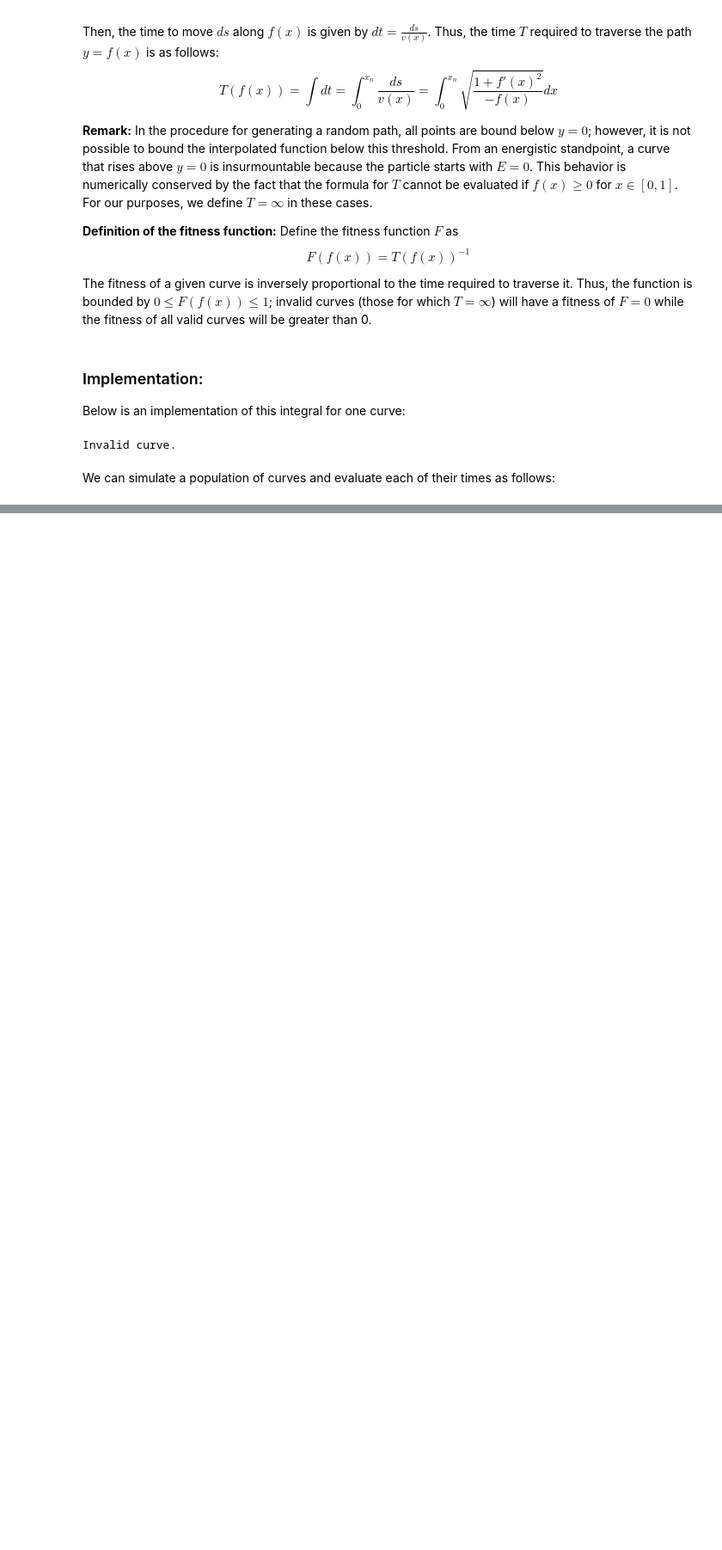
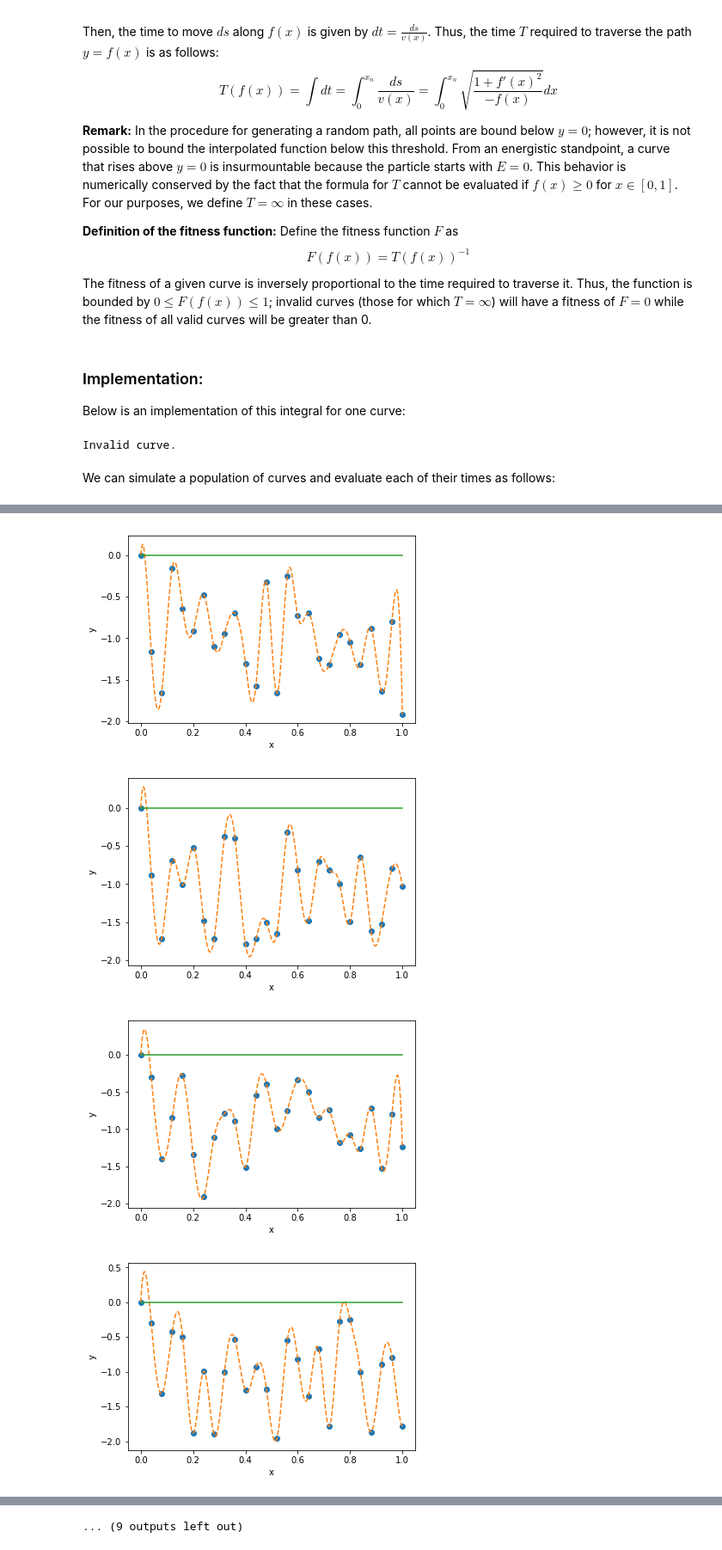
Before and after one commit to eigenvivek/Genetic-Brachistochrone, a Jupyter notebook: genetic-brachistochrone.ipynb, the cells around one changed output, grey strips where cells are left out. Shown at 86% size. Drawn from its saved outputs; the diff is of its cells as text; code cells hidden in the pictures; blank space fills up the shorter version.

```diff
--- a/genetic-brachistochrone.ipynb
+++ b/genetic-brachistochrone.ipynb
@@ -391,0 +523,16 @@ pop = Population(n_paths=100)
+# %%
+pop = Population(n_paths=50)
+
+for i in range(1):
+
+    pop.evaluate()
+
+    print(pop.generation, np.mean(pop.fitness))
+
+    pop.assemble_pool()
+    pop.generate_offspring()
+
+    pop.generation += 1
+
+pop.evaluate()
+print(pop.generation, np.mean(pop.fitness))
@@ -391,0 +562,2 @@ pop = Population(n_paths=100)
+# %%
+zeros = [i for i in range(50) if pop.historical_fitness[-1][i] == 0]
@@ -391,0 +584,8 @@ pop = Population(n_paths=100)
+# %%
+for i in zeros:
+    pop.population[i].visualize()
+# %% [output]
+[figure, added]
+[figure, added]
+[figure, added]
+[figure, added]
@@ -391,0 +600 @@ pop = Population(n_paths=100)
+... (9 outputs left out)
```
Also changed, not shown: parts of 24 cells of this notebook.
